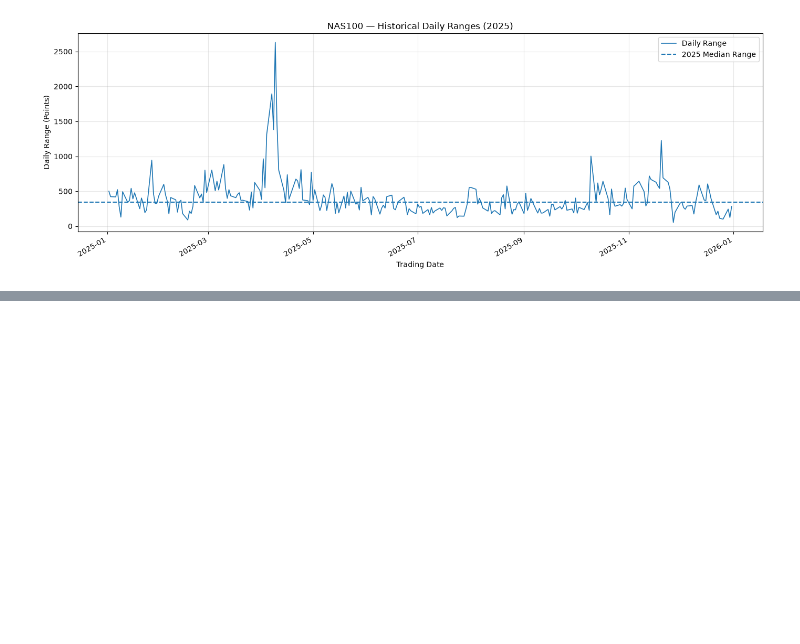
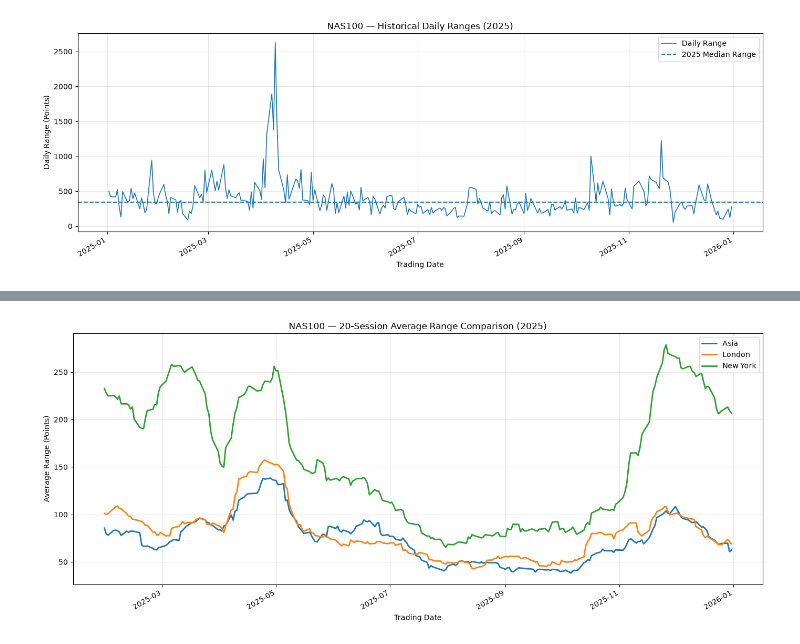
Before and after one commit to oa1013/candle-fetcher, a Jupyter notebook: notebooks/08_daily_session_range_analyzer.ipynb, the cells around one changed output, grey strips where cells are left out. Drawn from its saved outputs; the diff is of its cells as text; code cells hidden in the pictures; blank space fills up the shorter version.

```diff
--- a/notebooks/08_daily_session_range_analyzer.ipynb
+++ b/notebooks/08_daily_session_range_analyzer.ipynb
@@ -802,0 +926,46 @@ plt.show()
+# %%
+
+# Step 23 — Compare 20-session rolling average ranges
+
+rolling_sessions = {
+    "Asia": asia_ranges,
+    "London": london_ranges,
+    "New York": ny_ranges,
+}
+
+fig, ax = plt.subplots(figsize=(14, 6))
+
+for session_name, session_df in rolling_sessions.items():
+    session_chart = session_df.copy()
+
+    session_chart["trading_date"] = pd.to_datetime(
+        session_chart["trading_date"]
+    )
+
+    session_chart = session_chart.sort_values("trading_date")
+
+    session_chart["rolling_20"] = (
+        session_chart["range_points"]
+        .rolling(window=20, min_periods=20)
+        .mean()
+    )
+
+    ax.plot(
+        session_chart["trading_date"],
+        session_chart["rolling_20"],
+        linewidth=2,
+        label=session_name
+    )
+
+ax.set_title("NAS100 — 20-Session Average Range Comparison (2025)")
+ax.set_xlabel("Trading Date")
+ax.set_ylabel("Average Range (Points)")
+
+ax.legend()
+ax.grid(True, alpha=0.3)
+
+fig.autofmt_xdate()
+plt.tight_layout()
+plt.show()
+# %% [output]
+[figure, added]
```
Also changed, not shown: parts of 3 cells of this notebook.
